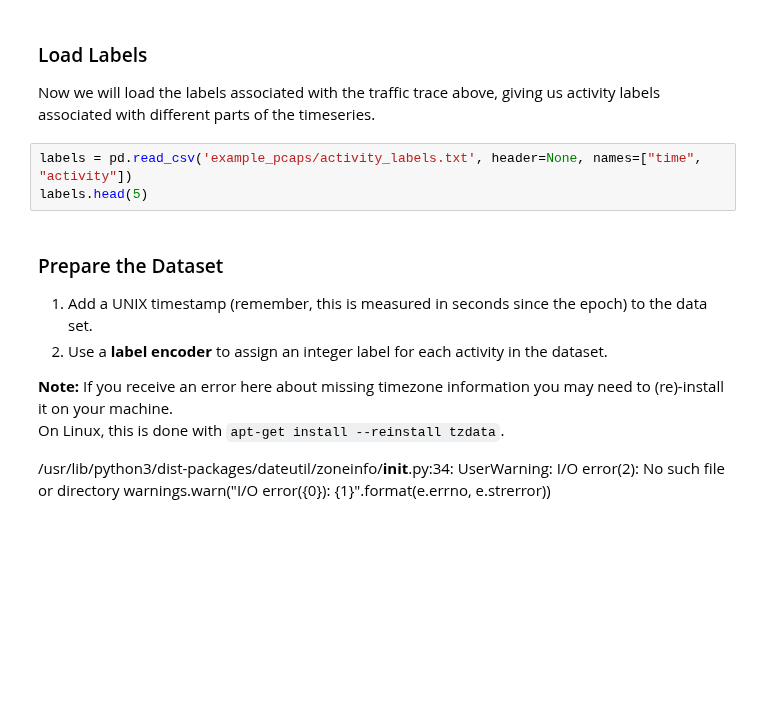
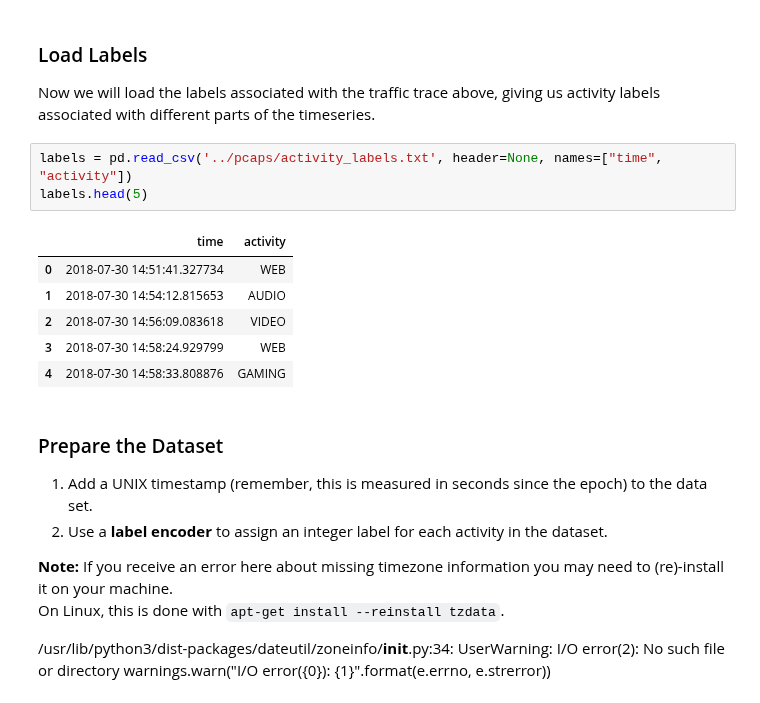
Before and after one commit to noise-lab/ml-networking, a Jupyter notebook: notebooks/3-Naive-Bayes.ipynb, the cells around one changed output. Drawn from its saved outputs; the diff is of its cells as text; blank space fills up the shorter version.

```diff
--- a/notebooks/3-Naive-Bayes.ipynb
+++ b/notebooks/3-Naive-Bayes.ipynb
@@ -294,8 +301,15 @@ pkts.shape
 
 Now we will load the labels associated with the traffic trace above, giving us activity labels associated with different parts of the timeseries.
 # %%
-labels = pd.read_csv('example_pcaps/activity_labels.txt', header=None, names=["time", "activity"])
+labels = pd.read_csv('../pcaps/activity_labels.txt', header=None, names=["time", "activity"])
 labels.head(5)
+# %% [output]
+|  | time | activity |
+| 0 | 2018-07-30 14:51:41.327734 | WEB |
+| 1 | 2018-07-30 14:54:12.815653 | AUDIO |
+| 2 | 2018-07-30 14:56:09.083618 | VIDEO |
+| 3 | 2018-07-30 14:58:24.929799 | WEB |
+| 4 | 2018-07-30 14:58:33.808876 | GAMING |
 # %% [markdown]
 ### Prepare the Dataset
 
```
Also changed, not shown: parts of 10 cells of this notebook, 8 other files.
